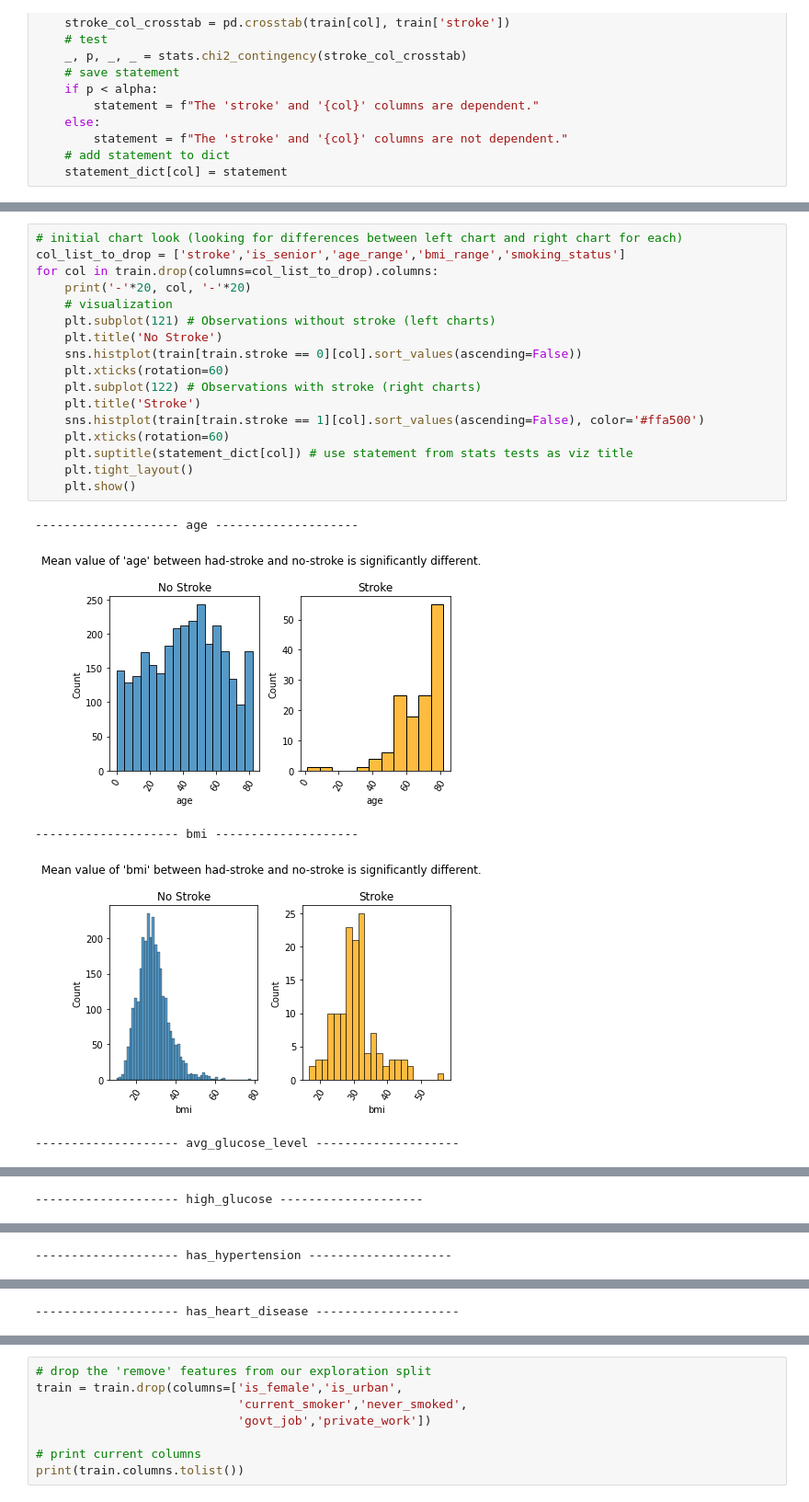
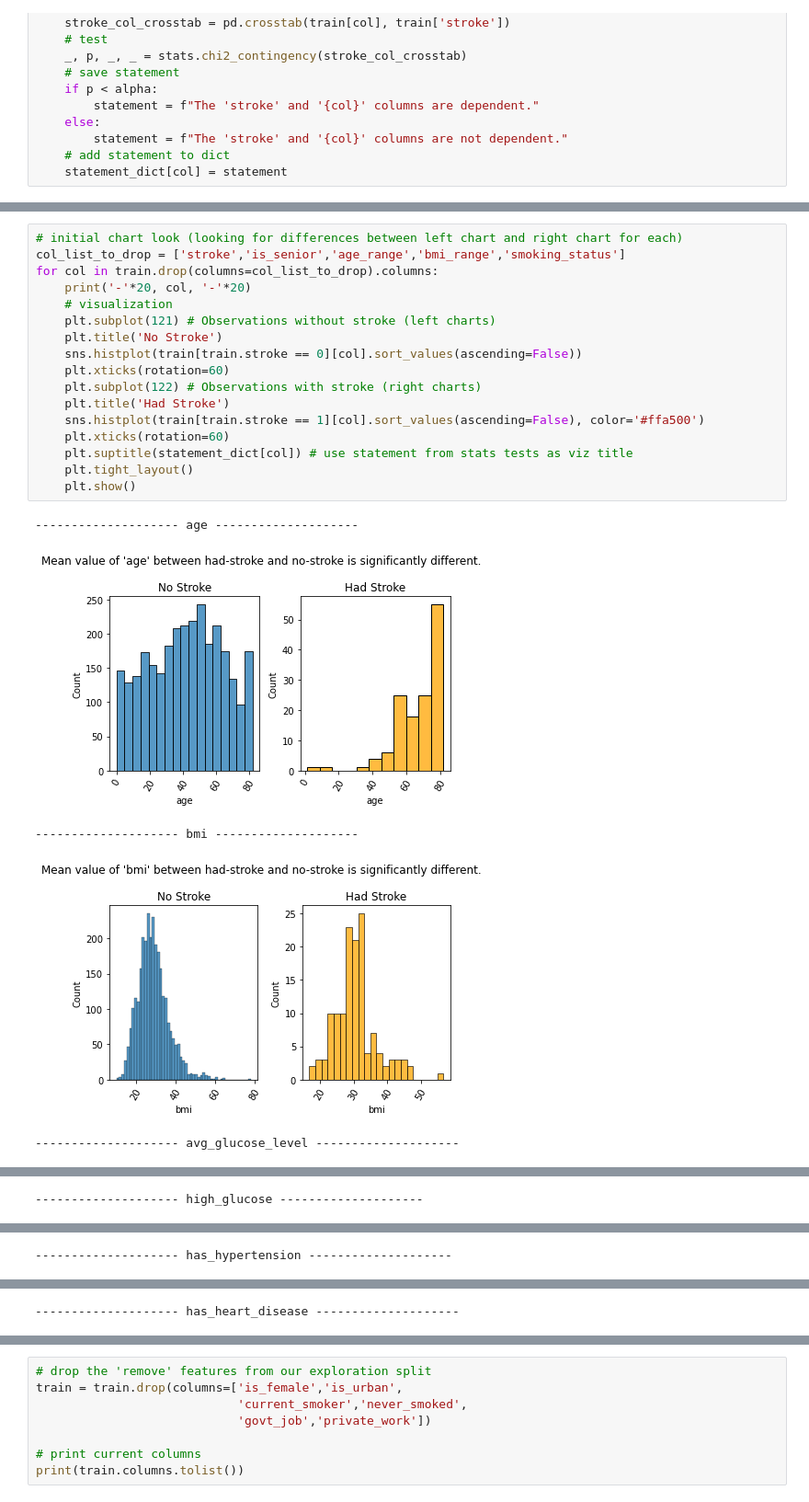
Before and after one commit to stroke-predictors/germain-capstone-stoke-prediction, a Jupyter notebook: final_notebook.ipynb, the cells around one changed output, grey strips where cells are left out. Shown at 92% size. Cells and saved outputs as stored; diff of their text form.

```diff
--- a/final_notebook.ipynb
+++ b/final_notebook.ipynb
@@ -361,23 +367,23 @@ for col in cat_cols:
 # %%
 # initial chart look (looking for differences between left chart and right chart for each)
 col_list_to_drop = ['stroke','is_senior','age_range','bmi_range','smoking_status']
 for col in train.drop(columns=col_list_to_drop).columns:
     print('-'*20, col, '-'*20)
     # visualization
     plt.subplot(121) # Observations without stroke (left charts)
     plt.title('No Stroke')
     sns.histplot(train[train.stroke == 0][col].sort_values(ascending=False))
     plt.xticks(rotation=60)
     plt.subplot(122) # Observations with stroke (right charts)
-    plt.title('Stroke')
+    plt.title('Had Stroke')
     sns.histplot(train[train.stroke == 1][col].sort_values(ascending=False), color='#ffa500')
     plt.xticks(rotation=60)
     plt.suptitle(statement_dict[col]) # use statement from stats tests as viz title
     plt.tight_layout()
     plt.show()
 # %% [output]
 -------------------- age --------------------
-[figure, old version]
+[figure, new version]
 -------------------- bmi --------------------
-[figure, old version]
+[figure, new version]
 -------------------- avg_glucose_level --------------------
```
Also changed, not shown: parts of 74 cells of this notebook.
